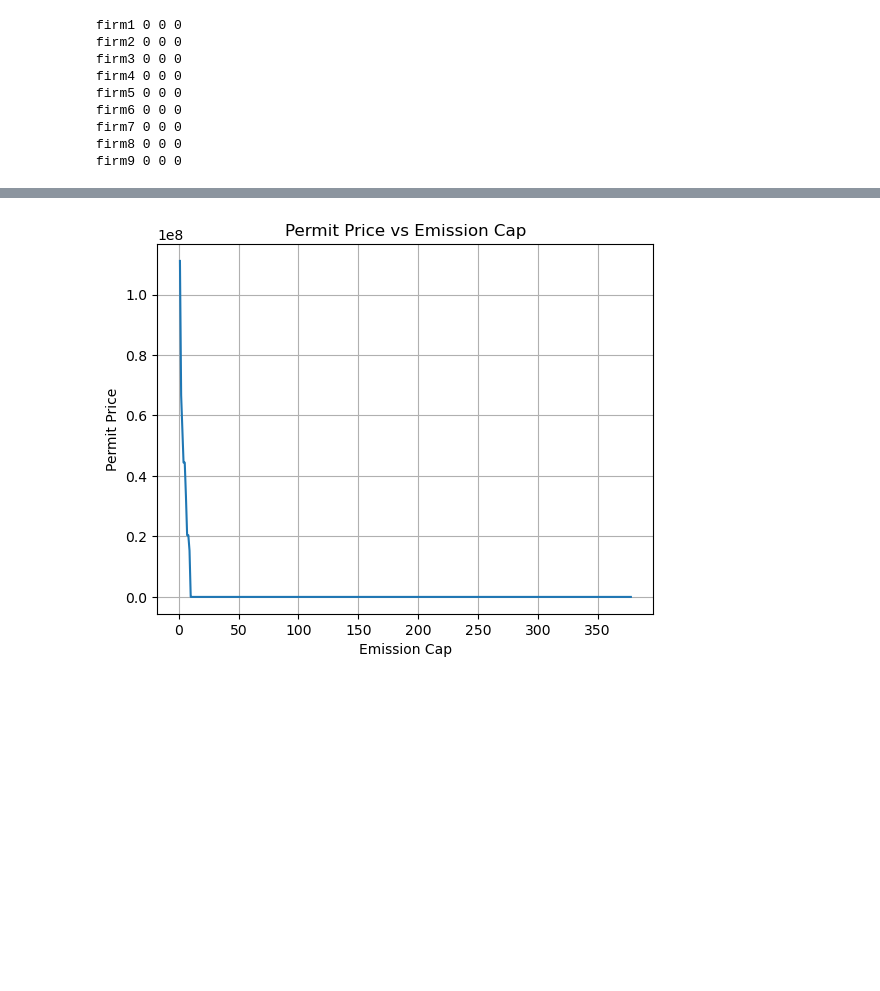
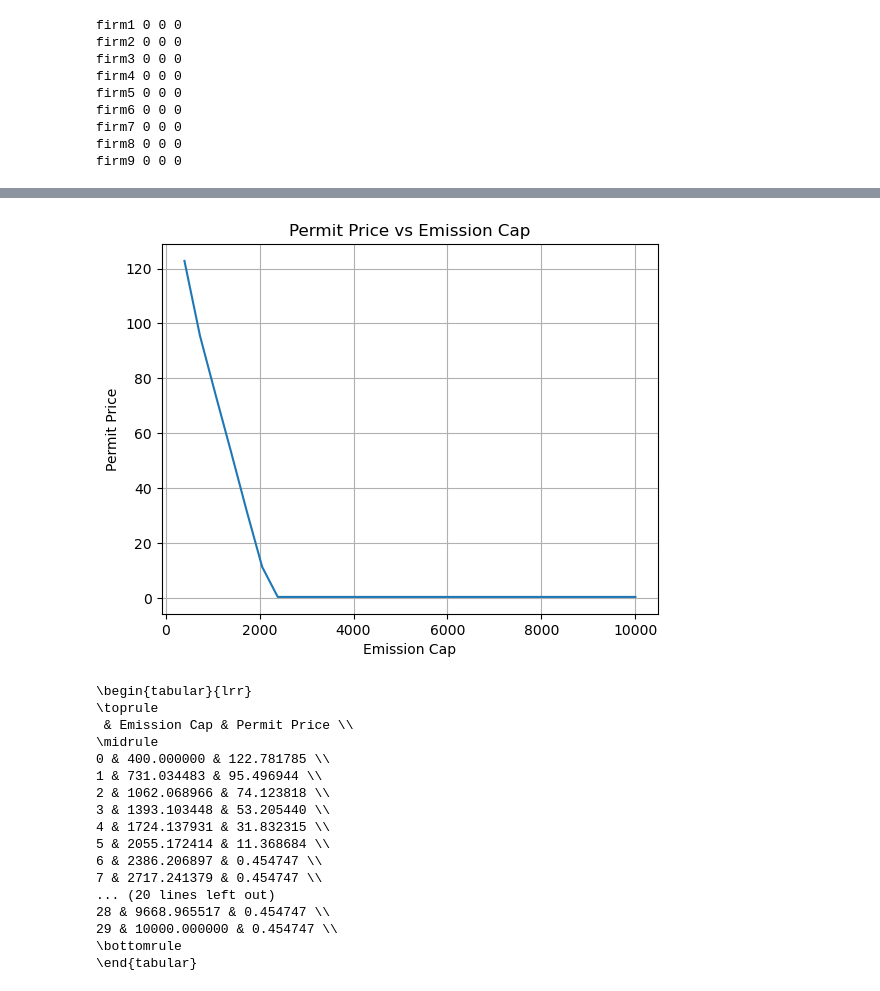
Before and after one commit to kwpap/Diplomatiki_kwpap_step_1, a Jupyter notebook: 2024 Project v2/notebook/02_three_firms_per_sector.ipynb, the cells around one changed output, grey strips where cells are left out. Drawn from its saved outputs; the diff is of its cells as text; code cells hidden in the pictures; blank space fills up the shorter version.

```diff
--- a/2024 Project v2/notebook/02_three_firms_per_sector.ipynb
+++ b/2024 Project v2/notebook/02_three_firms_per_sector.ipynb
@@ -236,7 +236,7 @@ x = sp.symbols('x')
 y = sp.symbols('y')
 
 # Create Sectors and Countries
-Regulator1 = Regulator('EU', permit_price= 2, emission_cap= 50)
+Regulator1 = Regulator('EU', permit_price= 2, emission_cap= 466.66)
 sector1 = Sector('cement', price_demand_function= 100 - 0.1*x, free_emission_multiplier= 0.1)
 sector2 = Sector('steel', price_demand_function=150 - 0.1*x, free_emission_multiplier= 0.02)
 sector3 = Sector('paper', price_demand_function= 200 - 0.02*x**1.5, free_emission_multiplier= 0.1)
@@ -426,7 +477,8 @@ import numpy as np
 import sympy as sp
 
 # Create a plot for the permit price with respect to the emission cap 10 samples between 0 and 200
-z = np.concatenate([np.linspace(1, 20, 20), np.linspace(20, 200, 10), np.linspace(200, 1000, 10), np.linspace(1000, 10000, 10)])
+#z = np.concatenate([np.linspace(1, 20, 20), np.linspace(20, 200, 10), np.linspace(200, 1000, 10), np.linspace(1000, 10000, 10)])
+z = np.linspace(400, 10000, 30)
 zz = []
 
 for i in z:
@@ -455,10 +506,29 @@ KeyboardInterrupt:
 # %%
 # Plot the results
-plt.plot(z[:33], zz[:])
+plt.plot(z[:30], zz[:30])
 plt.xlabel('Emission Cap')
 plt.ylabel('Permit Price')
 plt.title('Permit Price vs Emission Cap')
 plt.grid(True)
 plt.show()
+df = pd.DataFrame({'Emission Cap': z[:33], 'Permit Price': zz})
+print(df.to_latex())
 # %% [output]
-[figure, old version]
+[figure, new version]
+\begin{tabular}{lrr}
+\toprule
+ & Emission Cap & Permit Price \\
+\midrule
+0 & 400.000000 & 122.781785 \\
+1 & 731.034483 & 95.496944 \\
+2 & 1062.068966 & 74.123818 \\
+3 & 1393.103448 & 53.205440 \\
+4 & 1724.137931 & 31.832315 \\
+5 & 2055.172414 & 11.368684 \\
+6 & 2386.206897 & 0.454747 \\
+7 & 2717.241379 & 0.454747 \\
+... (20 lines left out)
+28 & 9668.965517 & 0.454747 \\
+29 & 10000.000000 & 0.454747 \\
+\bottomrule
+\end{tabular}
```
Also changed, not shown: parts of 5 cells of this notebook, 12 other files.
